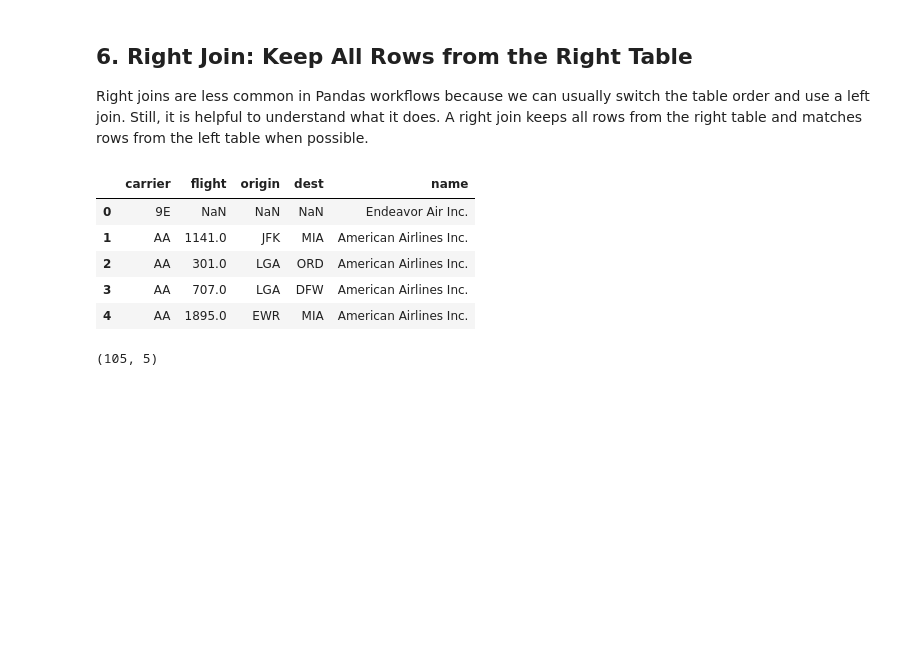
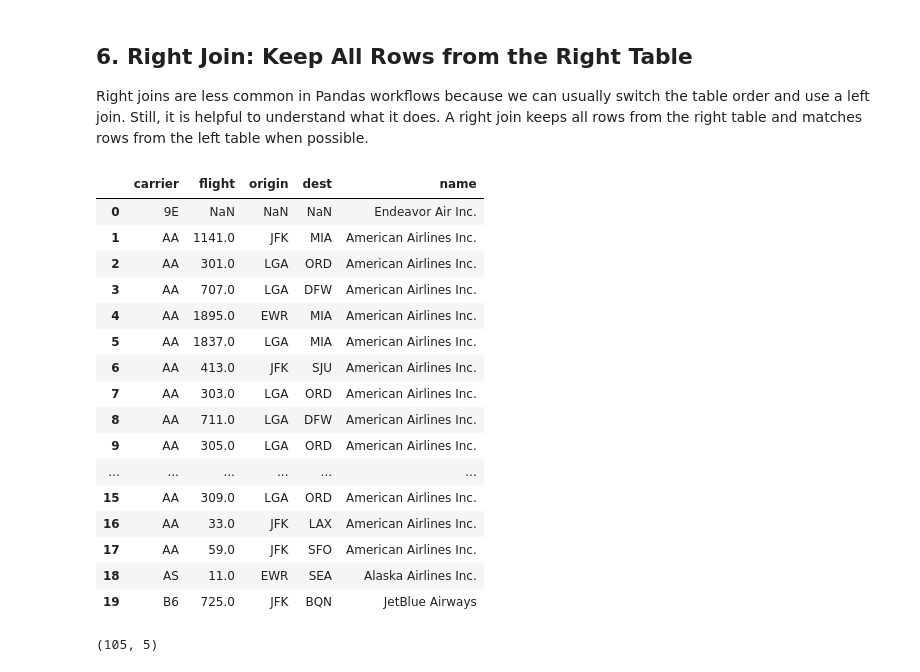
Before and after one commit to DuzyCzerwony/ban6003-week-07-08-aggregation-integration-template, a Jupyter notebook: notebooks/module8_pandas_integration_guided_lab.ipynb, the cells around one changed output. Cells and saved outputs as stored; diff of their text form; code cells hidden in the pictures; blank space fills up the shorter version.

```diff
--- a/notebooks/module8_pandas_integration_guided_lab.ipynb
+++ b/notebooks/module8_pandas_integration_guided_lab.ipynb
@@ -473,19 +576,30 @@ Right joins are less common in Pandas workflows because we can usually switch th
 # %%
 right_join_example = pd.merge(
     flights[["carrier", "flight", "origin", "dest"]].head(100),
     airlines,
     how="right",
     on="carrier"
 )
 
-right_join_example.head()
+right_join_example.head(20)
 # %% [output]
 |  | carrier | flight | origin | dest | name |
 | 0 | 9E | NaN | NaN | NaN | Endeavor Air Inc. |
 | 1 | AA | 1141.0 | JFK | MIA | American Airlines Inc. |
 | 2 | AA | 301.0 | LGA | ORD | American Airlines Inc. |
 | 3 | AA | 707.0 | LGA | DFW | American Airlines Inc. |
 | 4 | AA | 1895.0 | EWR | MIA | American Airlines Inc. |
+| 5 | AA | 1837.0 | LGA | MIA | American Airlines Inc. |
+| 6 | AA | 413.0 | JFK | SJU | American Airlines Inc. |
+| 7 | AA | 303.0 | LGA | ORD | American Airlines Inc. |
+| 8 | AA | 711.0 | LGA | DFW | American Airlines Inc. |
+| 9 | AA | 305.0 | LGA | ORD | American Airlines Inc. |
+| ... | ... | ... | ... | ... | ... |
+| 15 | AA | 309.0 | LGA | ORD | American Airlines Inc. |
+| 16 | AA | 33.0 | JFK | LAX | American Airlines Inc. |
+| 17 | AA | 59.0 | JFK | SFO | American Airlines Inc. |
+| 18 | AS | 11.0 | EWR | SEA | Alaska Airlines Inc. |
+| 19 | B6 | 725.0 | JFK | BQN | JetBlue Airways |
 # %%
 right_join_example.shape
 # %% [output]
```
Also changed, not shown: parts of 42 cells of this notebook, 1 other file.
